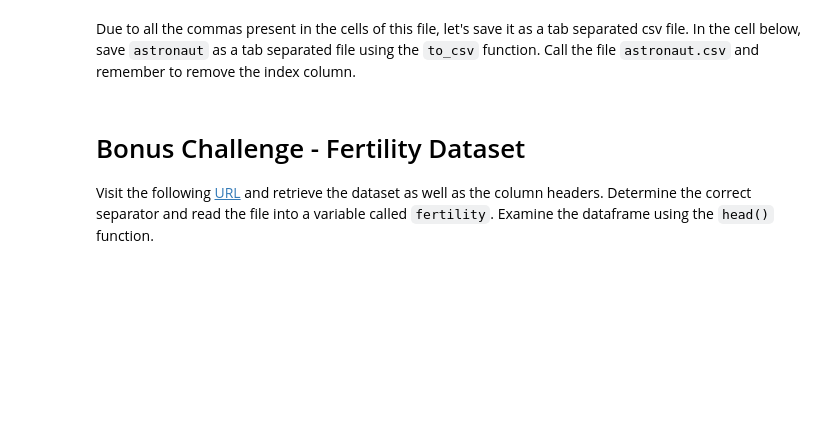
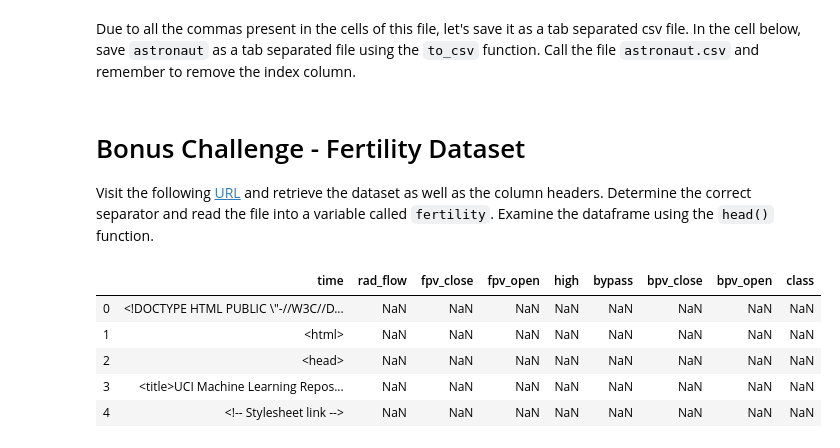
Before and after one commit to ta-data-lis/lab-import-export, a Jupyter notebook: your-code/main.ipynb, the cells around one changed output. Cells and saved outputs as stored; diff of their text form; code cells hidden in the pictures; blank space fills up the shorter version.

```diff
--- a/your-code/main.ipynb
+++ b/your-code/main.ipynb
@@ -140,0 +121,12 @@ Visit the following [URL](https://archive.ics.uci.edu/ml/datasets/Fertility) and
+# %%
+# Your code here:
+fert_url = "https://archive.ics.uci.edu/ml/datasets/Fertility"
+fertility = pd.read_csv(fert_url, sep = ",", names=cols)
+fertility.head()
+# %% [output]
+|  | time | rad_flow | fpv_close | fpv_open | high | bypass | bpv_close | bpv_open | class |
+| 0 | <!DOCTYPE HTML PUBLIC \"-//W3C//D... | NaN | NaN | NaN | NaN | NaN | NaN | NaN | NaN |
+| 1 | <html> | NaN | NaN | NaN | NaN | NaN | NaN | NaN | NaN |
+| 2 | <head> | NaN | NaN | NaN | NaN | NaN | NaN | NaN | NaN |
+| 3 | <title>UCI Machine Learning Repos... | NaN | NaN | NaN | NaN | NaN | NaN | NaN | NaN |
+| 4 | <!-- Stylesheet link --> | NaN | NaN | NaN | NaN | NaN | NaN | NaN | NaN |
```
Also changed, not shown: parts of 5 cells of this notebook, 2 other files.
